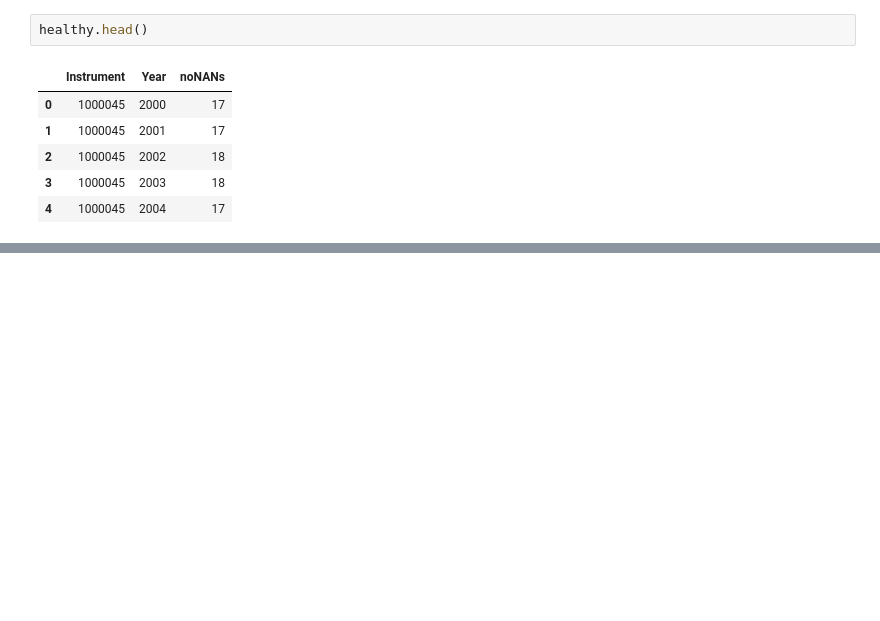
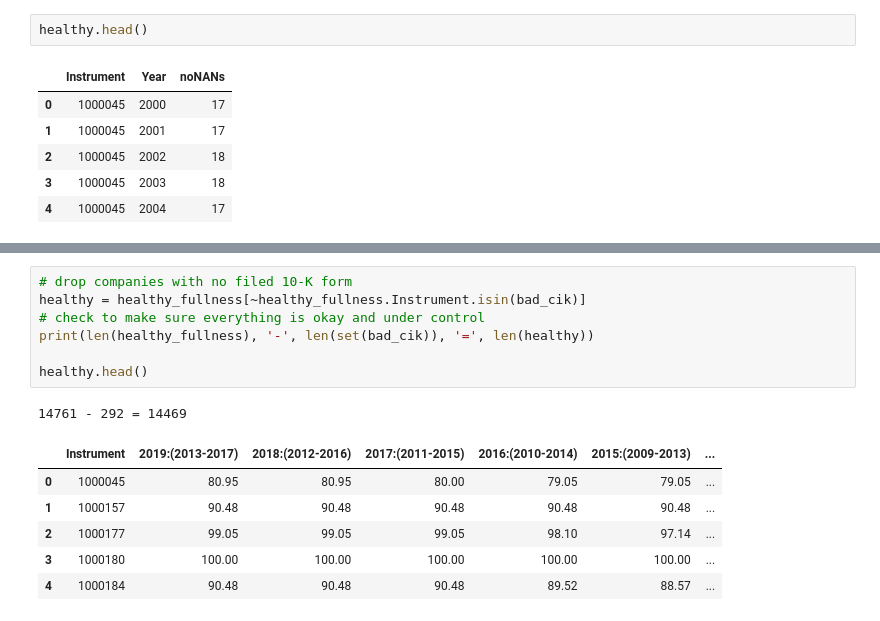
Before and after one commit to Faisalsouz/bankruptcy, a Jupyter notebook: data/Eikon/Cleaning.ipynb, the cells around one changed output, grey strips where cells are left out. Drawn from its saved outputs; the diff is of its cells as text; blank space fills up the shorter version.

```diff
--- a/data/Eikon/Cleaning.ipynb
+++ b/data/Eikon/Cleaning.ipynb
@@ -329,0 +379,15 @@ dfout
+# %%
+# drop companies with no filed 10-K form
+healthy = healthy_fullness[~healthy_fullness.Instrument.isin(bad_cik)]
+# check to make sure everything is okay and under control
+print(len(healthy_fullness), '-', len(set(bad_cik)), '=', len(healthy))
+
+healthy.head()
+# %% [output]
+14761 - 292 = 14469
+|  | Instrument | 2019:(2013-2017) | 2018:(2012-2016) | 2017:(2011-2015) | 2016:(2010-2014) | 2015:(2009-2013) | ... |
+| 0 | 1000045 | 80.95 | 80.95 | 80.00 | 79.05 | 79.05 | ... |
+| 1 | 1000157 | 90.48 | 90.48 | 90.48 | 90.48 | 90.48 | ... |
+| 2 | 1000177 | 99.05 | 99.05 | 99.05 | 98.10 | 97.14 | ... |
+| 3 | 1000180 | 100.00 | 100.00 | 100.00 | 100.00 | 100.00 | ... |
+| 4 | 1000184 | 90.48 | 90.48 | 90.48 | 89.52 | 88.57 | ... |
```
Also changed, not shown: parts of 13 cells of this notebook, 2 other files.
